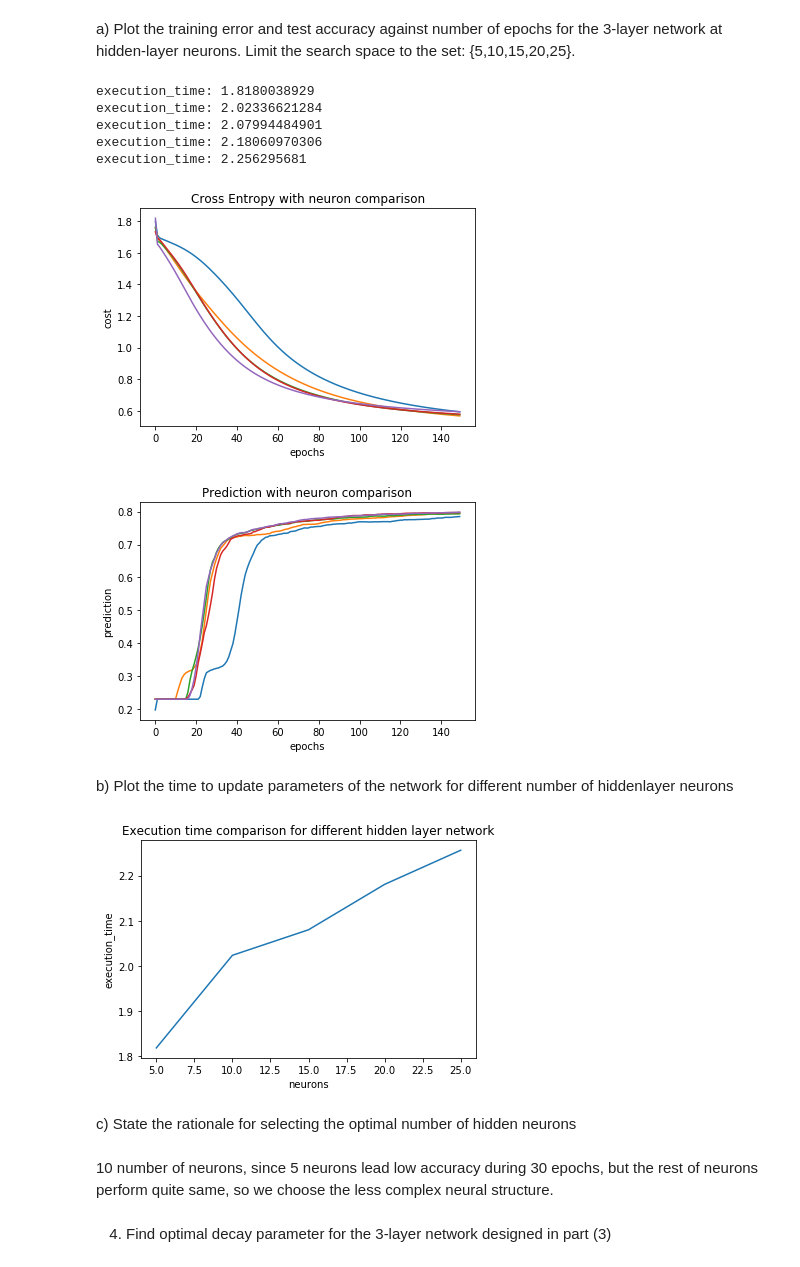
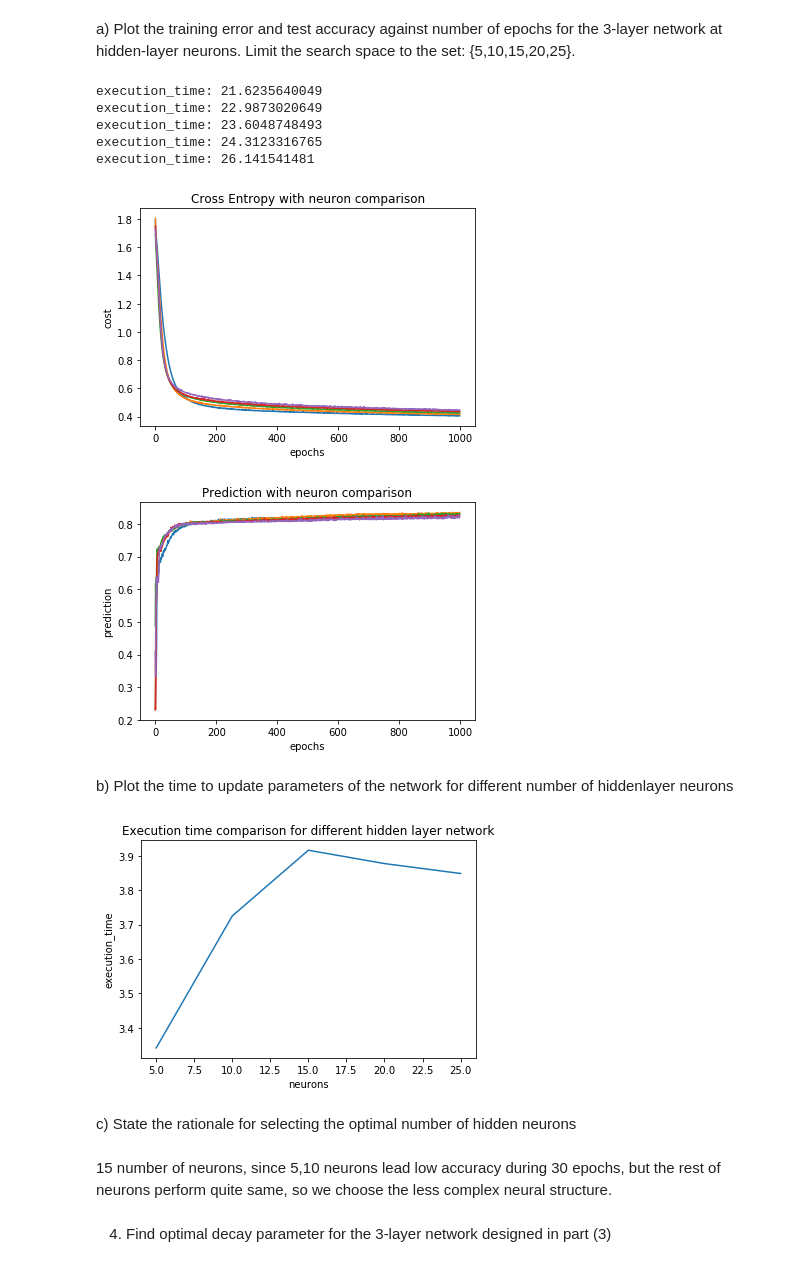
Before and after one commit to edwardsujono/assignment_neural_network, a Jupyter notebook: Classification Problem.ipynb, the cells around one changed output. Drawn from its saved outputs; the diff is of its cells as text; code cells hidden in the pictures.

```diff
--- a/Classification Problem.ipynb
+++ b/Classification Problem.ipynb
@@ -138,7 +138,7 @@ class SoftmaxNeuralNetwork:
 
         for i in range(epochs):
 
-            self.reshuffle_train_data()
+            self.train_x, self.train_y = self.reshuffle_train_data()
 
             prediction_batch = []
 
@@ -451,8 +451,8 @@ network at hidden-layer neurons. Limit the search space to the set:
 data_visualization = DataVisualization()
 
 list_neurons = [5, 10, 15, 20, 25]
-batch_size = 32
-epochs = 150
+batch_size = 16
+epochs = 1000
 
 costs = []
 predictions = []
@@ -487,40 +487,40 @@ for neurons in list_neurons:
         cnt += 1
 
     cnt = 0
 
     for indiv_time in list_exec_time:
         list_exec_times[cnt].append(indiv_time)
         cnt += 1
 
     list_execution_time.append(exec_time)
 
     print "execution_time: %s " % exec_time
 
 %matplotlib inline
 
 data_visualization.show_plot(
     list_x_point=range(epochs), list_y_point=costs,
     x_label="epochs", y_label="cost",
     title="Cross Entropy with neuron comparison",
     figure_name="./image/classification/2/"+str(batch)+"_cross_entropy.png",
     labels=list_neurons
 )
 
 data_visualization.show_plot(
     list_x_point=range(epochs), list_y_point=predictions,
     x_label="epochs", y_label="prediction",
     title="Prediction with neuron comparison",
     figure_name="./image/classification/2/"+str(batch)+"_prediction.png",
     labels=list_neurons
 )
 # %% [output]
-execution_time: 1.8180038929
-execution_time: 2.02336621284
-execution_time: 2.07994484901
-execution_time: 2.18060970306
-execution_time: 2.256295681
+execution_time: 21.6235640049
+execution_time: 22.9873020649
+execution_time: 23.6048748493
+execution_time: 24.3123316765
+execution_time: 26.141541481
-[figure, old version]
+[figure, new version]
-[figure, old version]
+[figure, new version]
 # %% [markdown]
 b) Plot the time to update parameters of the network for different number of hiddenlayer
 neurons
@@ -533,11 +533,11 @@ data_visualization.show_plot(
     figure_name="./image/classification/3/hidden_layer_xec_time_comparison.png", labels=[]
 )
 # %% [output]
-[figure, old version]
+[figure, new version]
 # %% [markdown]
 c) State the rationale for selecting the optimal number of hidden neurons
 # %% [markdown]
-10 number of neurons, since 5 neurons lead low accuracy during 30 epochs, but the rest of neurons perform quite same, so we choose the less complex neural structure.
+15 number of neurons, since 5,10 neurons lead low accuracy during 30 epochs, but the rest of neurons perform quite same, so we choose the less complex neural structure.
 # %% [markdown]
 4. Find optimal decay parameter for the 3-layer network designed in part (3)
 # %% [markdown]
```
Also changed, not shown: parts of 3 cells of this notebook.
